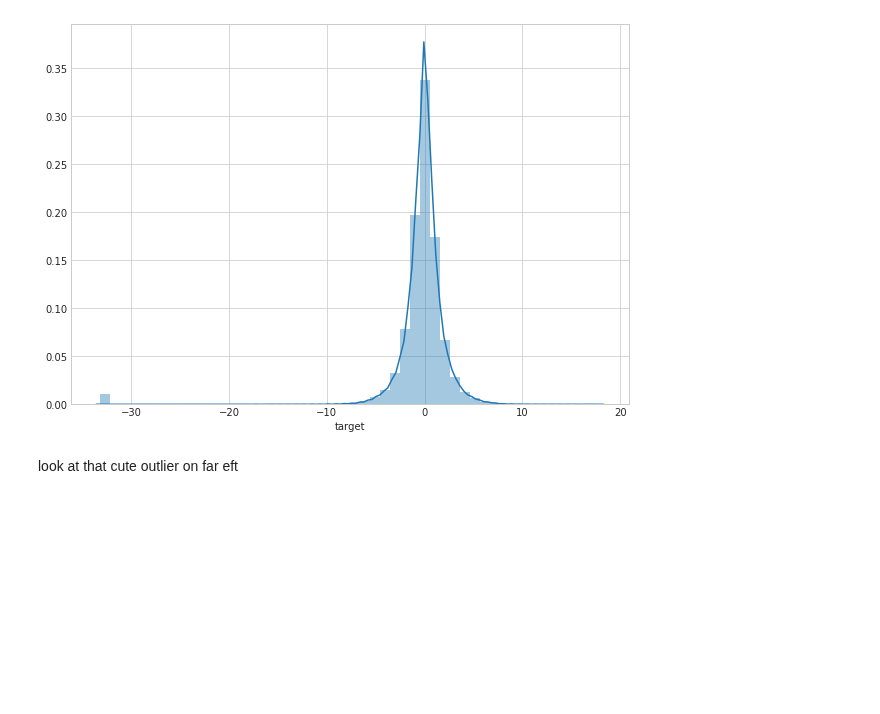
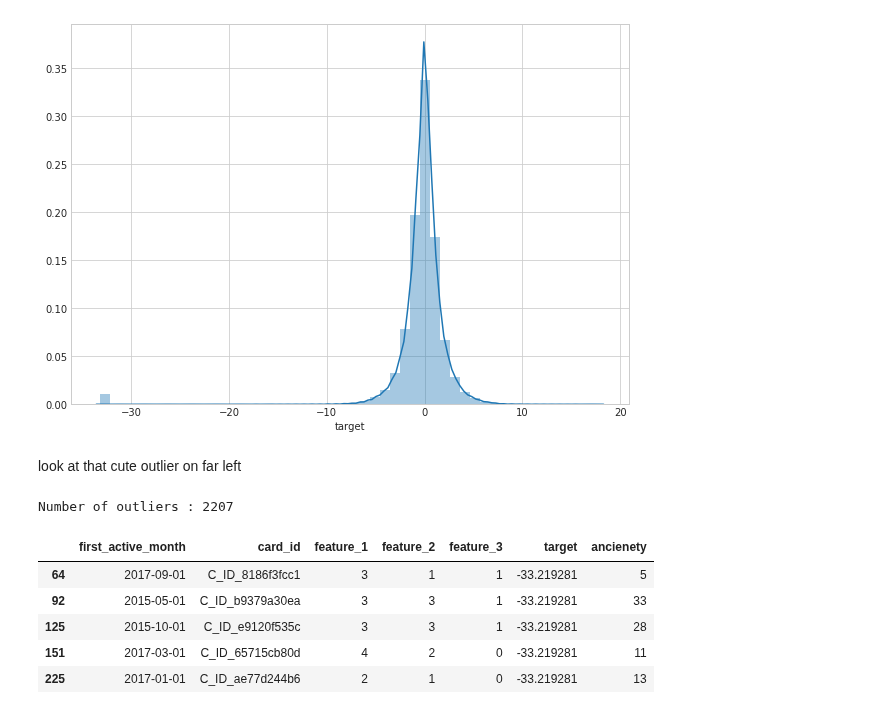
Before and after one commit to ds-suyog/Elo-Merchant-Category-Recommendation, a Jupyter notebook: basic_model.py.ipynb, the cells around one changed output. Saved outputs shown, nothing was run; the diff lists cells and outputs as text; code cells hidden in the pictures; blank space fills up the shorter version.

```diff
--- a/basic_model.py.ipynb
+++ b/basic_model.py.ipynb
@@ -175,4 +174,19 @@ plt.show()
 # %% [output]
 [figure]
 # %% [markdown]
-look at that cute outlier on far eft
+look at that cute outlier on far left
+# %%
+df_outlier = train_df[train_df['target'] < -30]
+# %%
+print('Number of outliers :', len(df_outlier))
+# %% [output]
+Number of outliers : 2207
+# %%
+df_outlier.head()
+# %% [output]
+|  | first_active_month | card_id | feature_1 | feature_2 | feature_3 | target | ancienety |
+| 64 | 2017-09-01 | C_ID_8186f3fcc1 | 3 | 1 | 1 | -33.219281 | 5 |
+| 92 | 2015-05-01 | C_ID_b9379a30ea | 3 | 3 | 1 | -33.219281 | 33 |
+| 125 | 2015-10-01 | C_ID_e9120f535c | 3 | 3 | 1 | -33.219281 | 28 |
+| 151 | 2017-03-01 | C_ID_65715cb80d | 4 | 2 | 0 | -33.219281 | 11 |
+| 225 | 2017-01-01 | C_ID_ae77d244b6 | 2 | 1 | 0 | -33.219281 | 13 |
```
Also changed, not shown: parts of 2 cells of this notebook.
